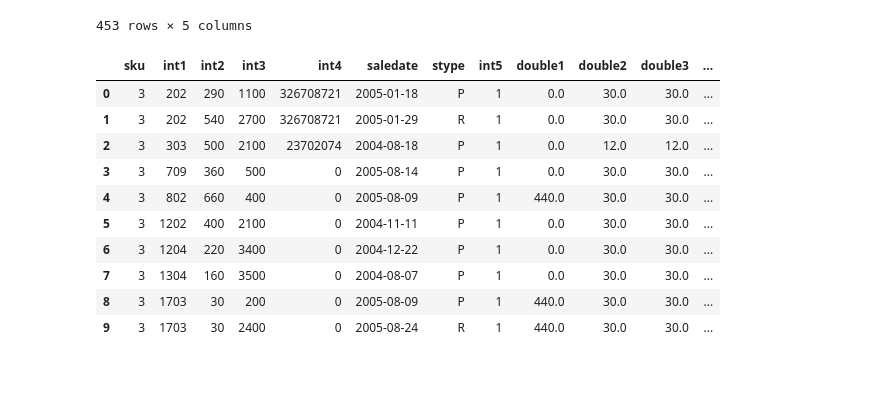
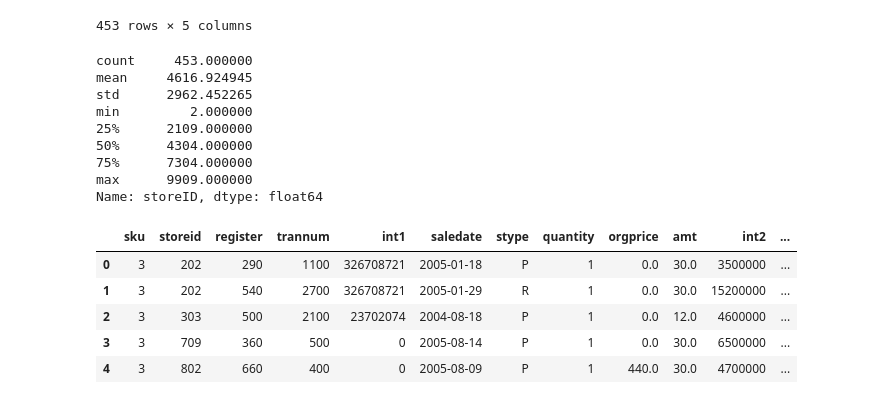
Before and after one commit to jakobkuemmerle/Shopping-Store-Price-Elasticity-Model, a Jupyter notebook: project_EDA.ipynb, the cells around one changed output. Cells and saved outputs as stored; diff of their text form; code cells hidden in the pictures; blank space fills up the shorter version.

Commit message:
cleaned transaction table and filled some missing data

```diff
--- a/project_EDA.ipynb
+++ b/project_EDA.ipynb
@@ -58,22 +59,32 @@ strinfo
 | 451 | 9906 | LITTLE ROCK | AR | 72201 | 0 |
 | 452 | 9909 | CHEYENNE | WY | 82009 | 1 |
 453 rows × 5 columns
+# %%
+strinfo['storeID'].describe()
+# %% [output]
+count     453.000000
+mean     4616.924945
+std      2962.452265
+min         2.000000
+25%      2109.000000
+50%      4304.000000
+75%      7304.000000
+max      9909.000000
+Name: storeID, dtype: float64
 # %%
 trans = pd.read_csv('Dillards_POS/trnsact.csv', header = None)
 # %%
 # some guesses
-trans.columns = ['sku', 'int1', 'int2', 'int3', 'int4', 'saledate', 'stype', 'int5','double1', 'double2', 'double3', 'interid??', 'int6', 'unkown']
+trans.columns = ['sku', 'storeid', 'register', 'trannum', 'int1', 'saledate', 'stype', 'quantity','orgprice', 'amt', 'amt_dupe', 'int2', 'mic', 'unkown']
 # %%
-trans.head(10)
+trans[trans['amt'] != trans['amt_dupe']]
+trans.drop('amt_dupe', axis = 1, inplace = True)
-# %% [output]
-|  | sku | int1 | int2 | int3 | int4 | saledate | stype | int5 | double1 | double2 | double3 | ... |
-| 0 | 3 | 202 | 290 | 1100 | 326708721 | 2005-01-18 | P | 1 | 0.0 | 30.0 | 30.0 | ... |
-| 1 | 3 | 202 | 540 | 2700 | 326708721 | 2005-01-29 | R | 1 | 0.0 | 30.0 | 30.0 | ... |
-| 2 | 3 | 303 | 500 | 2100 | 23702074 | 2004-08-18 | P | 1 | 0.0 | 12.0 | 12.0 | ... |
-| 3 | 3 | 709 | 360 | 500 | 0 | 2005-08-14 | P | 1 | 0.0 | 30.0 | 30.0 | ... |
-| 4 | 3 | 802 | 660 | 400 | 0 | 2005-08-09 | P | 1 | 440.0 | 30.0 | 30.0 | ... |
-| 5 | 3 | 1202 | 400 | 2100 | 0 | 2004-11-11 | P | 1 | 0.0 | 30.0 | 30.0 | ... |
-| 6 | 3 | 1204 | 220 | 3400 | 0 | 2004-12-22 | P | 1 | 0.0 | 30.0 | 30.0 | ... |
-| 7 | 3 | 1304 | 160 | 3500 | 0 | 2004-08-07 | P | 1 | 0.0 | 30.0 | 30.0 | ... |
-| 8 | 3 | 1703 | 30 | 200 | 0 | 2005-08-09 | P | 1 | 440.0 | 30.0 | 30.0 | ... |
-| 9 | 3 | 1703 | 30 | 2400 | 0 | 2005-08-24 | R | 1 | 440.0 | 30.0 | 30.0 | ... |
+# %%
+trans.head()
+# %% [output]
+|  | sku | storeid | register | trannum | int1 | saledate | stype | quantity | orgprice | amt | int2 | ... |
+| 0 | 3 | 202 | 290 | 1100 | 326708721 | 2005-01-18 | P | 1 | 0.0 | 30.0 | 3500000 | ... |
+| 1 | 3 | 202 | 540 | 2700 | 326708721 | 2005-01-29 | R | 1 | 0.0 | 30.0 | 15200000 | ... |
+| 2 | 3 | 303 | 500 | 2100 | 23702074 | 2004-08-18 | P | 1 | 0.0 | 12.0 | 4600000 | ... |
+| 3 | 3 | 709 | 360 | 500 | 0 | 2005-08-14 | P | 1 | 0.0 | 30.0 | 6500000 | ... |
+| 4 | 3 | 802 | 660 | 400 | 0 | 2005-08-09 | P | 1 | 440.0 | 30.0 | 4700000 | ... |
```
Also changed, not shown: parts of 39 cells of this notebook.
